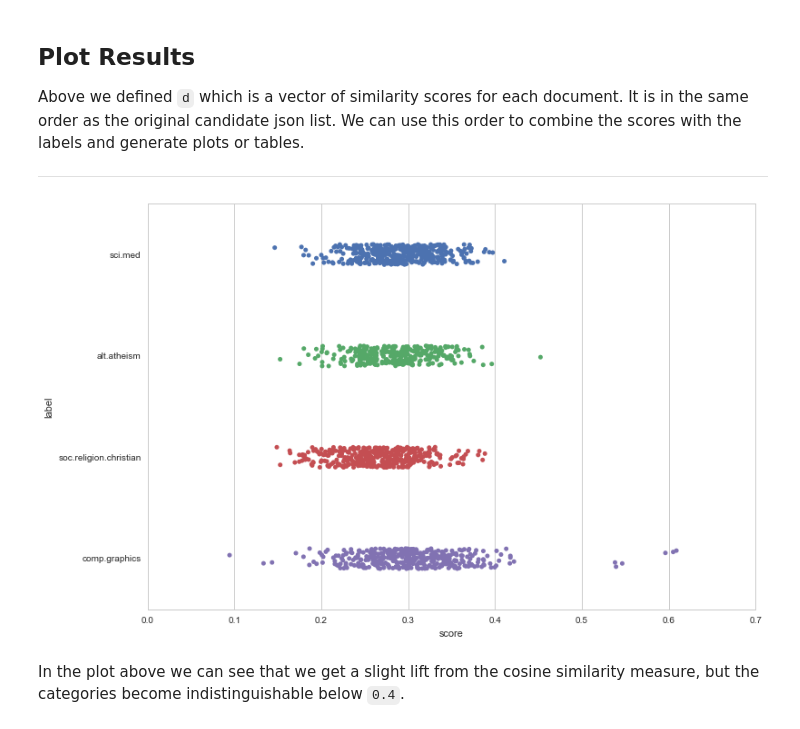
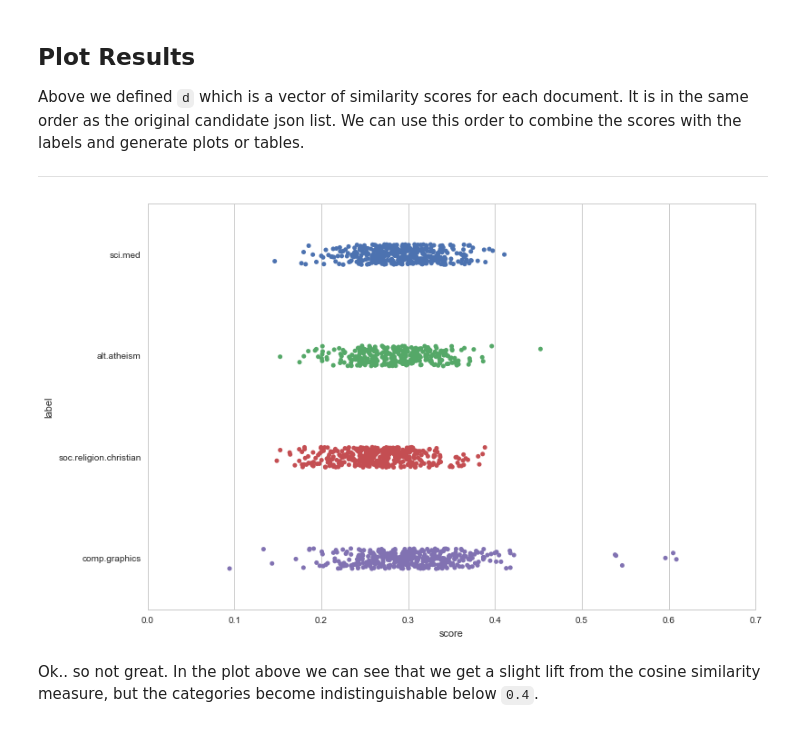
Before and after one commit to drewchen/ResumeAnalytics, a Jupyter notebook: newsgroup_test.ipynb, the cells around one changed output. Cells and saved outputs as stored; diff of their text form; code cells hidden in the pictures.

```diff
--- a/newsgroup_test.ipynb
+++ b/newsgroup_test.ipynb
@@ -76,10 +76,10 @@ Above we defined `d` which is a vector of similarity scores for each document.
 ---
 # %%
 with open('test/candidate.jsonl', 'r') as cf:
-    results = [r for r in zip([json.loads(line)['name'] for line in cf], d[0,:])]
+    result = [r for r in zip([json.loads(line)['name'] for line in cf], d[0,:])]
 df = pd.DataFrame(result, columns=['label', 'score'])
 sns.stripplot(x="score", y="label", data=df, jitter=True);
 # %% [output]
-[figure, old version]
+[figure, new version]
 # %% [markdown]
-In the plot above we can see that we get a slight lift from the cosine similarity measure, but the categories become indistinguishable below `0.4`.
+Ok.. so not great. In the plot above we can see that we get a slight lift from the cosine similarity measure, but the categories become indistinguishable below `0.4`.
```
Also changed, not shown: 3 other files.
